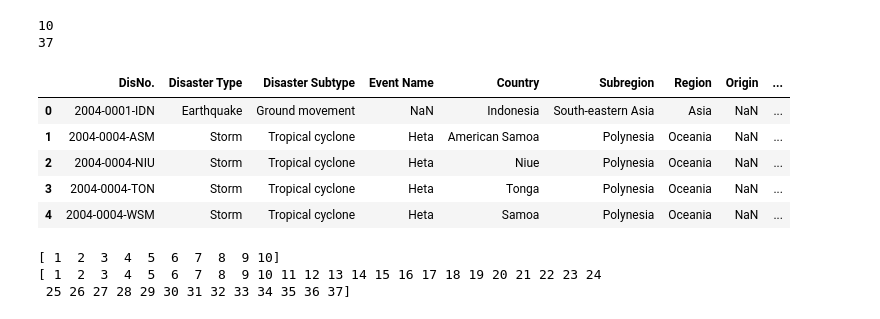
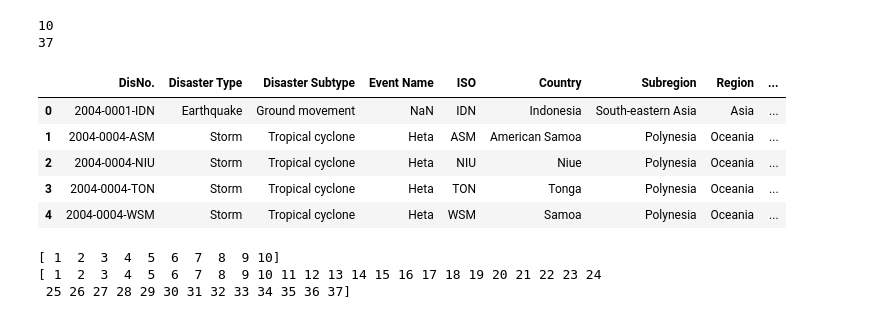
Before and after one commit to Csaldivar23/Project_3, a Jupyter notebook: natural_disaster_ETL.ipynb, the cells around one changed output. Cells and saved outputs as stored; diff of their text form; code cells hidden in the pictures.

Commit message:
Updated tables

```diff
--- a/natural_disaster_ETL.ipynb
+++ b/natural_disaster_ETL.ipynb
@@ -70,15 +70,16 @@ print(len(disaster_subtype))
 # %%
 #Drop unwanted columns
 natural_disaster_df = natural_disaster_df.drop(columns=['Historic','Classification Key','Disaster Group','Disaster Subgroup',
-                                                        'External IDs','ISO','Location','Admin Units'])
+                                                        'External IDs','Origin','Associated Types','Location','River Basin','Admin Units',
+                                                        'Entry Date', 'Last Update'])
 natural_disaster_df.head()
 # %% [output]
-|  | DisNo. | Disaster Type | Disaster Subtype | Event Name | Country | Subregion | Region | Origin | ... |
-| 0 | 2004-0001-IDN | Earthquake | Ground movement | NaN | Indonesia | South-eastern Asia | Asia | NaN | ... |
-| 1 | 2004-0004-ASM | Storm | Tropical cyclone | Heta | American Samoa | Polynesia | Oceania | NaN | ... |
-| 2 | 2004-0004-NIU | Storm | Tropical cyclone | Heta | Niue | Polynesia | Oceania | NaN | ... |
-| 3 | 2004-0004-TON | Storm | Tropical cyclone | Heta | Tonga | Polynesia | Oceania | NaN | ... |
-| 4 | 2004-0004-WSM | Storm | Tropical cyclone | Heta | Samoa | Polynesia | Oceania | NaN | ... |
+|  | DisNo. | Disaster Type | Disaster Subtype | Event Name | ISO | Country | Subregion | Region | ... |
+| 0 | 2004-0001-IDN | Earthquake | Ground movement | NaN | IDN | Indonesia | South-eastern Asia | Asia | ... |
+| 1 | 2004-0004-ASM | Storm | Tropical cyclone | Heta | ASM | American Samoa | Polynesia | Oceania | ... |
+| 2 | 2004-0004-NIU | Storm | Tropical cyclone | Heta | NIU | Niue | Polynesia | Oceania | ... |
+| 3 | 2004-0004-TON | Storm | Tropical cyclone | Heta | TON | Tonga | Polynesia | Oceania | ... |
+| 4 | 2004-0004-WSM | Storm | Tropical cyclone | Heta | WSM | Samoa | Polynesia | Oceania | ... |
 # %%
 disaster_type_ids = np.arange(1, 11)
 disaster_subtype_ids = np.arange(1, 38)
```
Also changed, not shown: parts of 14 cells of this notebook, 5 other files.
